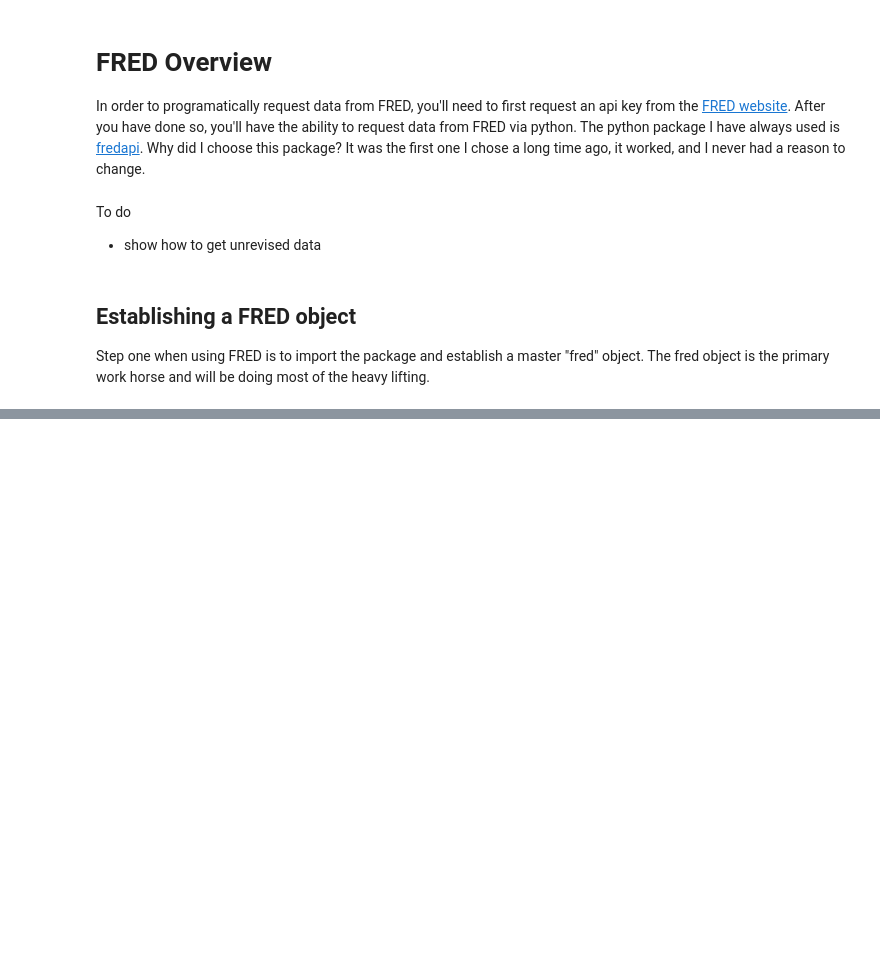
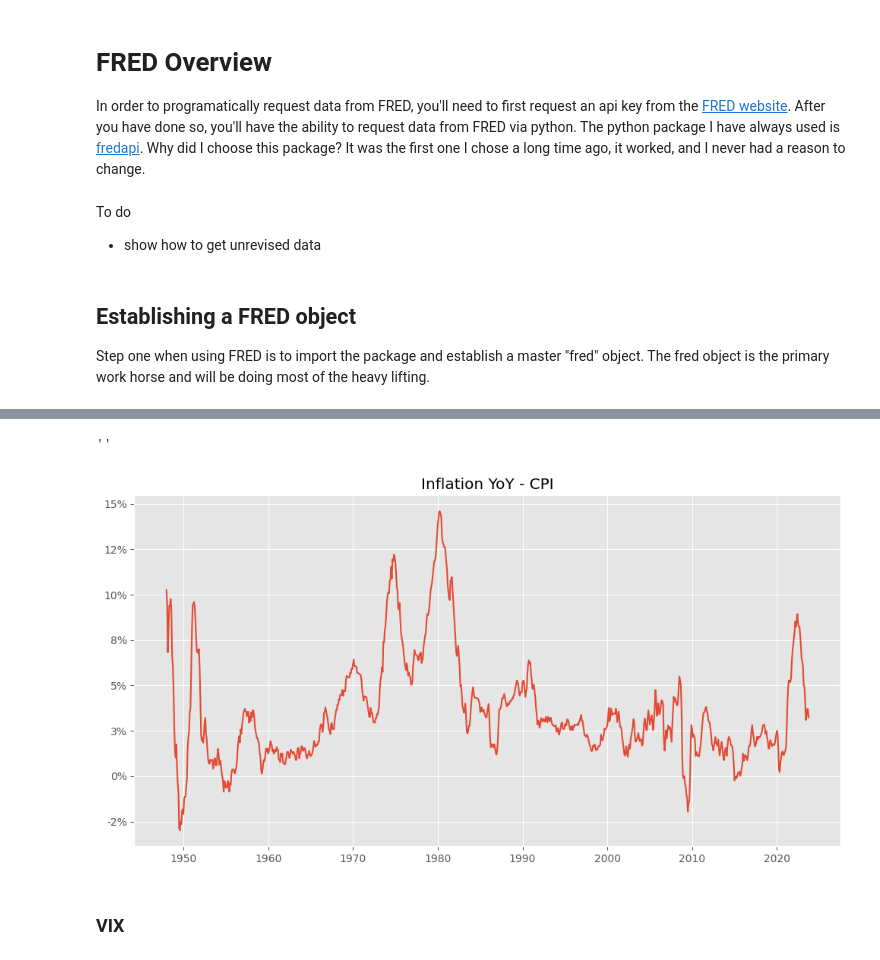
Before and after one commit to Brandt-moreThan4/Blog, a Jupyter notebook: _sources/content/4_FRED.ipynb, the cells around one changed output, grey strips where cells are left out. Saved outputs shown, nothing was run; the diff lists cells and outputs as text; code cells hidden in the pictures; blank space fills up the shorter version.

```diff
--- a/_sources/content/4_FRED.ipynb
+++ b/_sources/content/4_FRED.ipynb
@@ -74,0 +209,11 @@ def get_fred_data(series_id: str, name: Optional[str] = None) -> pd.DataFrame:
+# %%
+INFLATION_SERIES = 'CPIAUCSL'
+inflation_df = get_fred_data(INFLATION_SERIES)
+# Month over month change
+inflation_df['Inflation_MoM'] = inflation_df['CPIAUCSL'].pct_change(periods=1)
+# YoY change
+inflation_df['Inflation_YoY'] = inflation_df['CPIAUCSL'].pct_change(periods=12)
+
+# Drop nas:
+inflation_df = inflation_df.dropna()
+inflation_df
@@ -74,0 +235,13 @@ def get_fred_data(series_id: str, name: Optional[str] = None) -> pd.DataFrame:
+# %%
+fig, ax = plt.subplots(figsize=(12,6))
+# ax.plot(inflation_df['Inflation_MoM'], label='Inflation MoM')
+ax.plot(inflation_df['Inflation_YoY'], label='Inflation YoY')
+# Format the y axis as a percent:
+ax.set_yticklabels(['{:,.0%}'.format(x) for x in ax.get_yticks()])
+ax.set_title('Inflation YoY - CPI')
+;
+# %% [output]
+''
+[figure, added]
+# %% [markdown]
+### VIX
```
Also changed, not shown: parts of 23 cells of this notebook, 4 other files.
